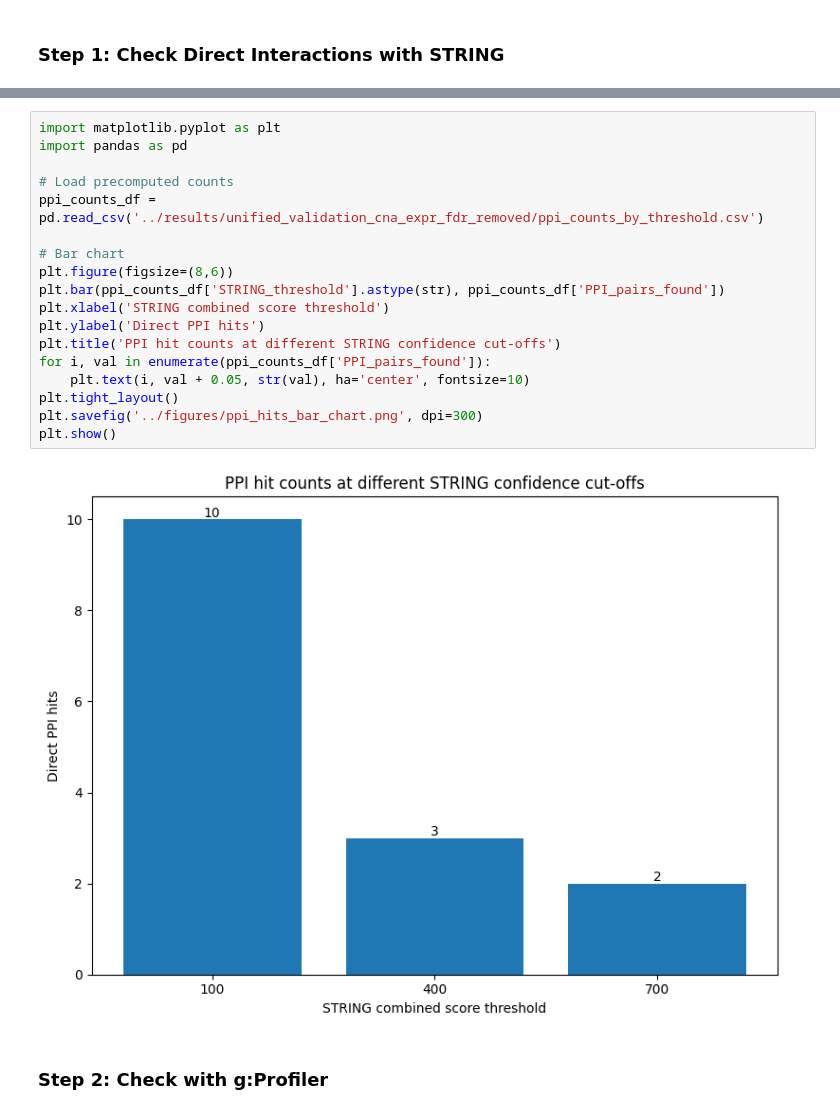
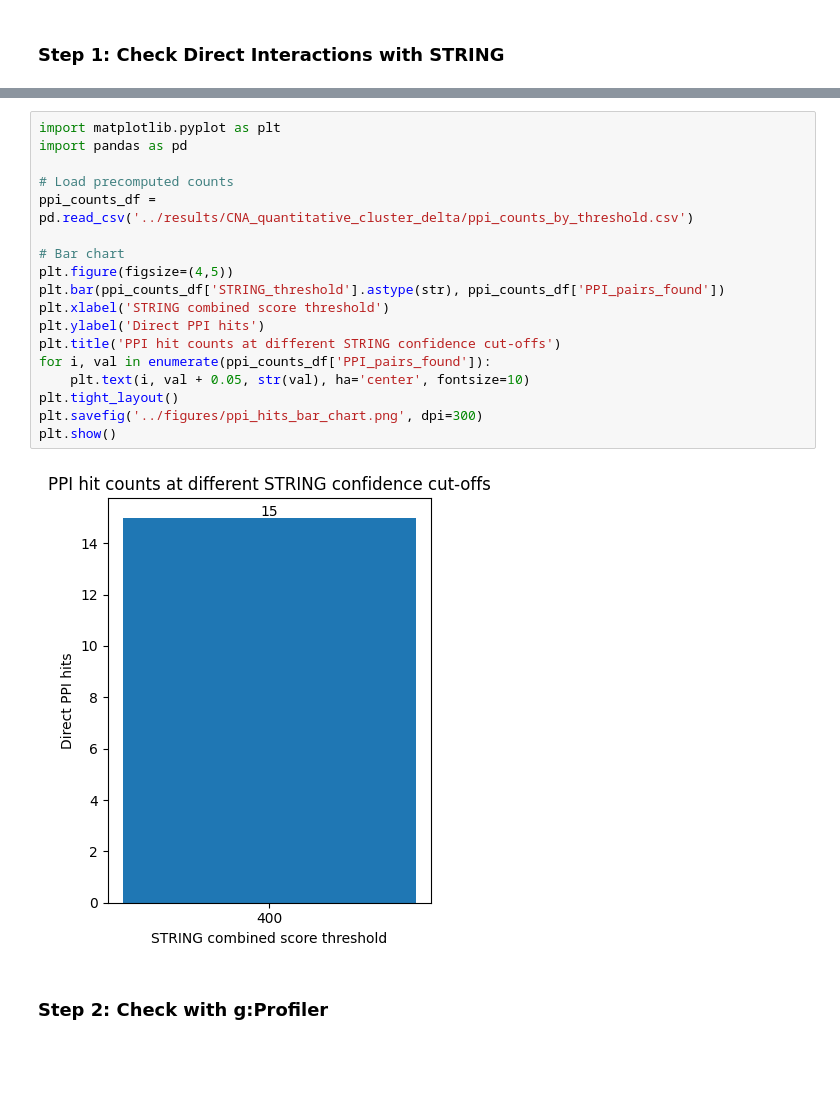
Before and after one commit to faith-ogun/bioslate-hgsoc-core, a Jupyter notebook: notebooks/sl_ppi_pathway_analysis.ipynb, the cells around one changed output, grey strips where cells are left out. Cells and saved outputs as stored; diff of their text form; blank space fills up the shorter version.

Commit message:
added cna (biomarker) ~ AUC sensitivity analysis. added more plots. project finished.

```diff
--- a/notebooks/sl_ppi_pathway_analysis.ipynb
+++ b/notebooks/sl_ppi_pathway_analysis.ipynb
@@ -91,23 +91,23 @@ ppi_counts_df.to_csv('../results/unified_validation_cna_expr_fdr_removed/ppi_cou
 # %%
 import matplotlib.pyplot as plt
 import pandas as pd
 
 # Load precomputed counts
-ppi_counts_df = pd.read_csv('../results/unified_validation_cna_expr_fdr_removed/ppi_counts_by_threshold.csv')
+ppi_counts_df = pd.read_csv('../results/CNA_quantitative_cluster_delta/ppi_counts_by_threshold.csv')
 
 # Bar chart
-plt.figure(figsize=(8,6))
+plt.figure(figsize=(4,5))
 plt.bar(ppi_counts_df['STRING_threshold'].astype(str), ppi_counts_df['PPI_pairs_found'])
 plt.xlabel('STRING combined score threshold')
 plt.ylabel('Direct PPI hits')
 plt.title('PPI hit counts at different STRING confidence cut-offs')
 for i, val in enumerate(ppi_counts_df['PPI_pairs_found']):
     plt.text(i, val + 0.05, str(val), ha='center', fontsize=10)
 plt.tight_layout()
 plt.savefig('../figures/ppi_hits_bar_chart.png', dpi=300)
 plt.show()
 # %% [output]
-[figure, old version]
+[figure, new version]
 # %% [markdown]
 ### Step 2: Check with g:Profiler
 # %% [markdown]
```
Also changed, not shown: parts of 10 cells of this notebook, 25 other files.
